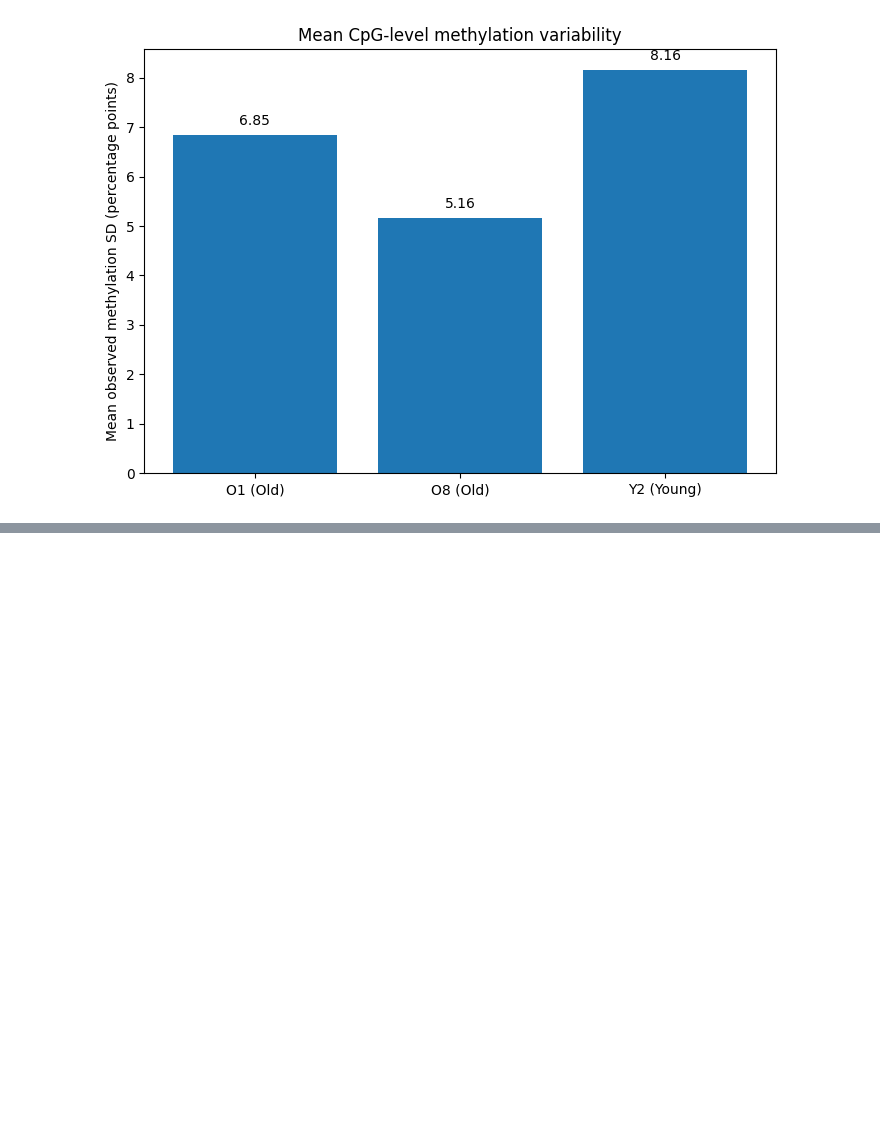
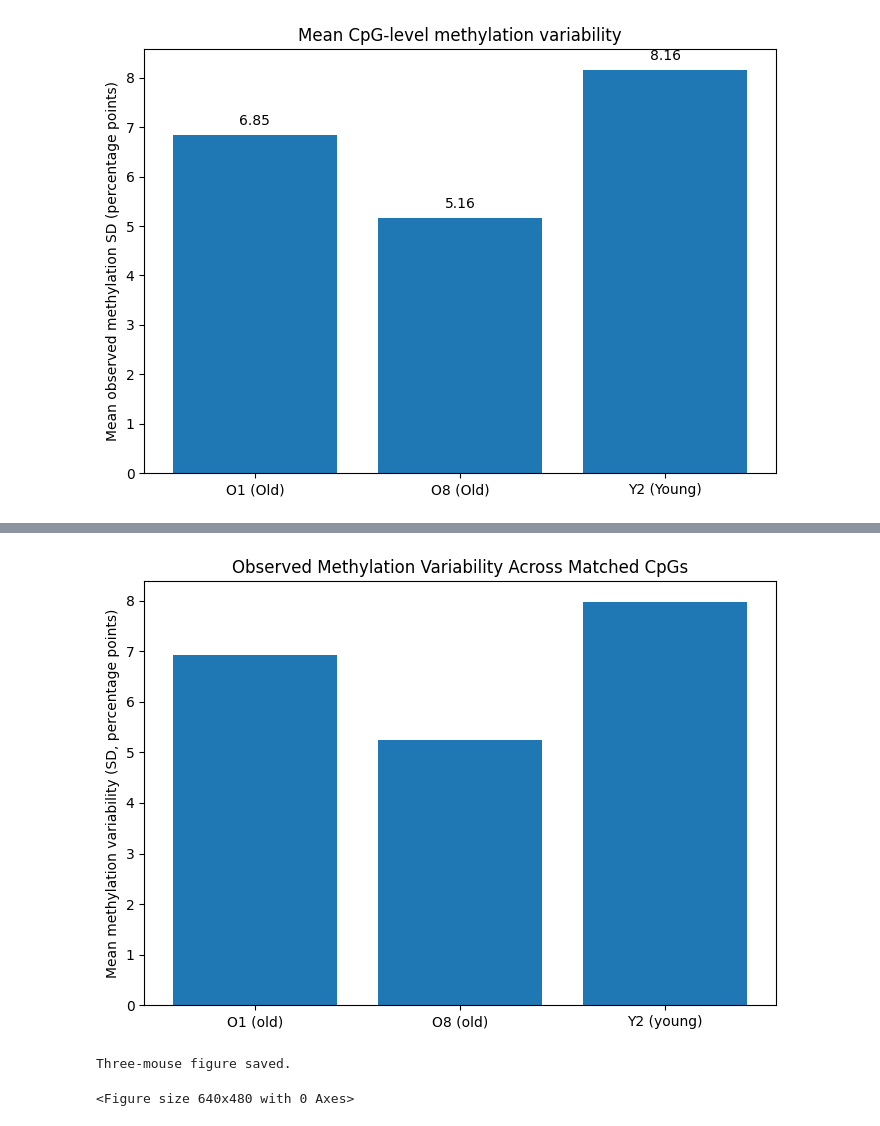
Before and after one commit to jennicamarylyngdoh-ux/sc-epigenetic-drift, a Jupyter notebook: sc_epigenetic_drift.ipynb, the cells around one changed output, grey strips where cells are left out. Drawn from its saved outputs; the diff is of its cells as text; code cells hidden in the pictures; blank space fills up the shorter version.

```diff
--- a/sc_epigenetic_drift.ipynb
+++ b/sc_epigenetic_drift.ipynb
@@ -2430,0 +3257,7 @@ plt.show()
+# %%
+o1_o8_y2_common = o1_high & o8_high & y2_high
+
+print("O1 high-coverage CpGs:", len(o1_high))
+print("O8 high-coverage CpGs:", len(o8_high))
+print("Y2 high-coverage CpGs:", len(y2_high))
+print("Shared across O1 + O8 + Y2:", len(o1_o8_y2_common))
@@ -2430,0 +3332,15 @@ plt.show()
+# %%
+# Per-CpG methylation variability across cells
+
+o1_sd_102 = o1_y2_matrix.std(axis=1, skipna=True)
+o8_sd_102 = o8_y2_matrix.std(axis=1, skipna=True)
+y2_sd_102 = y2_common_matrix.std(axis=1, skipna=True)
+
+print("O1 variability:")
+print(o1_sd_102.describe())
+
+print("\nO8 variability:")
+print(o8_sd_102.describe())
+
+print("\nY2 variability:")
+print(y2_sd_102.describe())
@@ -2430,0 +3389,33 @@ plt.show()
+# %%
+import matplotlib.pyplot as plt
+
+means = [
+    o1_sd_102.mean(),
+    o8_sd_102.mean(),
+    y2_sd_102.mean()
+]
+
+labels = ["O1 (old)", "O8 (old)", "Y2 (young)"]
+
+plt.figure(figsize=(7, 5))
+
+plt.bar(labels, means)
+
+plt.ylabel("Mean methylation variability (SD, percentage points)")
+plt.title("Observed Methylation Variability Across Matched CpGs")
+
+plt.tight_layout()
+plt.show()
+# %% [output]
+[figure, added]
+# %%
+plt.savefig(
+    "/content/o1_o8_y2_variability_comparison.png",
+    dpi=300,
+    bbox_inches="tight"
+)
+
+print("Three-mouse figure saved.")
+# %% [output]
+Three-mouse figure saved.
+<Figure size 640x480 with 0 Axes>
```
Also changed, not shown: parts of 48 cells of this notebook.
